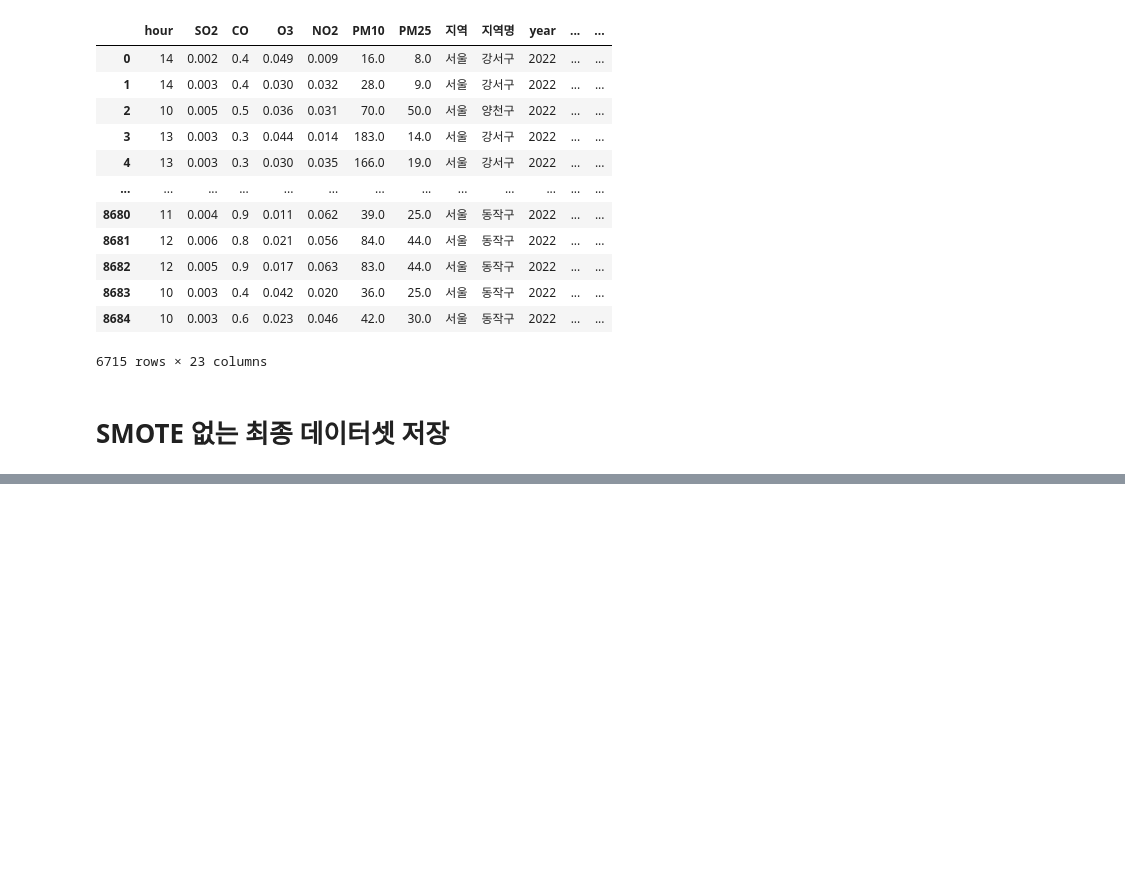
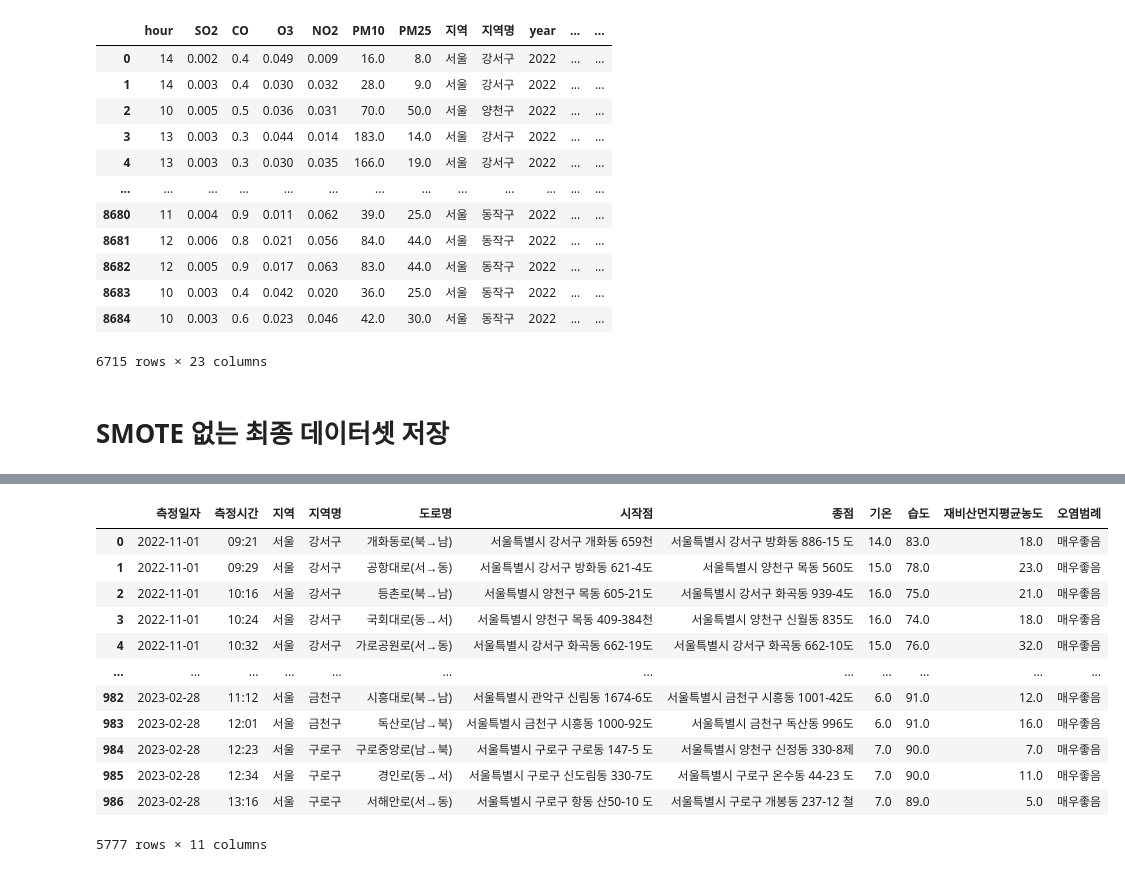
Before and after one commit to eunyoung030927/2024-Environmental-Data-Analysis-and-Utilization-Competition, a Jupyter notebook: model/preprocessing.ipynb, the cells around one changed output, grey strips where cells are left out. Drawn from its saved outputs; the diff is of its cells as text; code cells hidden in the pictures; blank space fills up the shorter version.

```diff
--- a/model/preprocessing.ipynb
+++ b/model/preprocessing.ipynb
@@ -542,0 +531,28 @@ ValueError: could not convert string to float: '서울'
+# %%
+import pandas as pd
+import os
+
+# print(os.listdir('../data/도로재비산먼지_raw/'))
+df = pd.DataFrame()
+for filename in os.listdir('../data/도로재비산먼지_raw/'):
+    temp = pd.read_csv(f'../data/도로재비산먼지_raw/{filename}', encoding='EUC-KR')
+    if '재비산먼지 평균농도' in temp.columns:
+        temp.columns = ['측정일자', '측정시간', '지역', '지역명', '도로명', '시작점', '종점', '기온', '습도',
+       '재비산먼지평균농도', '오염범례']
+    df = pd.concat([df, temp])
+df = df[df['지역'] == '서울']
+df
+# %% [output]
+|  | 측정일자 | 측정시간 | 지역 | 지역명 | 도로명 | 시작점 | 종점 | 기온 | 습도 | 재비산먼지평균농도 | 오염범례 |
+| 0 | 2022-11-01 | 09:21 | 서울 | 강서구 | 개화동로(북→남) | 서울특별시 강서구 개화동 659천 | 서울특별시 강서구 방화동 886-15 도 | 14.0 | 83.0 | 18.0 | 매우좋음 |
+| 1 | 2022-11-01 | 09:29 | 서울 | 강서구 | 공항대로(서→동) | 서울특별시 강서구 방화동 621-4도 | 서울특별시 양천구 목동 560도 | 15.0 | 78.0 | 23.0 | 매우좋음 |
+| 2 | 2022-11-01 | 10:16 | 서울 | 강서구 | 등촌로(북→남) | 서울특별시 양천구 목동 605-21도 | 서울특별시 강서구 화곡동 939-4도 | 16.0 | 75.0 | 21.0 | 매우좋음 |
+| 3 | 2022-11-01 | 10:24 | 서울 | 강서구 | 국회대로(동→서) | 서울특별시 양천구 목동 409-384천 | 서울특별시 양천구 신월동 835도 | 16.0 | 74.0 | 18.0 | 매우좋음 |
+| 4 | 2022-11-01 | 10:32 | 서울 | 강서구 | 가로공원로(서→동) | 서울특별시 강서구 화곡동 662-19도 | 서울특별시 강서구 화곡동 662-10도 | 15.0 | 76.0 | 32.0 | 매우좋음 |
+| ... | ... | ... | ... | ... | ... | ... | ... | ... | ... | ... | ... |
+| 982 | 2023-02-28 | 11:12 | 서울 | 금천구 | 시흥대로(북→남) | 서울특별시 관악구 신림동 1674-6도 | 서울특별시 금천구 시흥동 1001-42도 | 6.0 | 91.0 | 12.0 | 매우좋음 |
+| 983 | 2023-02-28 | 12:01 | 서울 | 금천구 | 독산로(남→북) | 서울특별시 금천구 시흥동 1000-92도 | 서울특별시 금천구 독산동 996도 | 6.0 | 91.0 | 16.0 | 매우좋음 |
+| 984 | 2023-02-28 | 12:23 | 서울 | 구로구 | 구로중앙로(남→북) | 서울특별시 구로구 구로동 147-5 도 | 서울특별시 양천구 신정동 330-8제 | 7.0 | 90.0 | 7.0 | 매우좋음 |
+| 985 | 2023-02-28 | 12:34 | 서울 | 구로구 | 경인로(동→서) | 서울특별시 구로구 신도림동 330-7도 | 서울특별시 구로구 온수동 44-23 도 | 7.0 | 90.0 | 11.0 | 매우좋음 |
+| 986 | 2023-02-28 | 13:16 | 서울 | 구로구 | 서해안로(서→동) | 서울특별시 구로구 항동 산50-10 도 | 서울특별시 구로구 개봉동 237-12 철 | 7.0 | 89.0 | 5.0 | 매우좋음 |
+5777 rows × 11 columns
```
Also changed, not shown: parts of 9 cells of this notebook, 1 other file.
